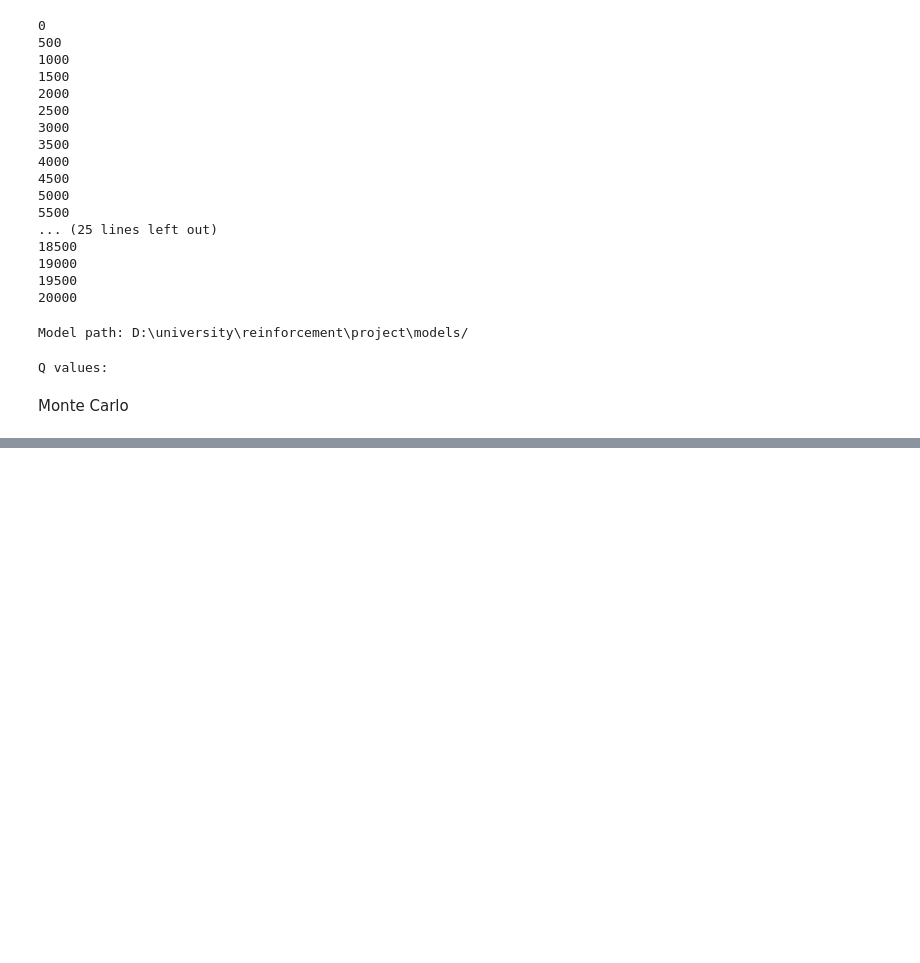
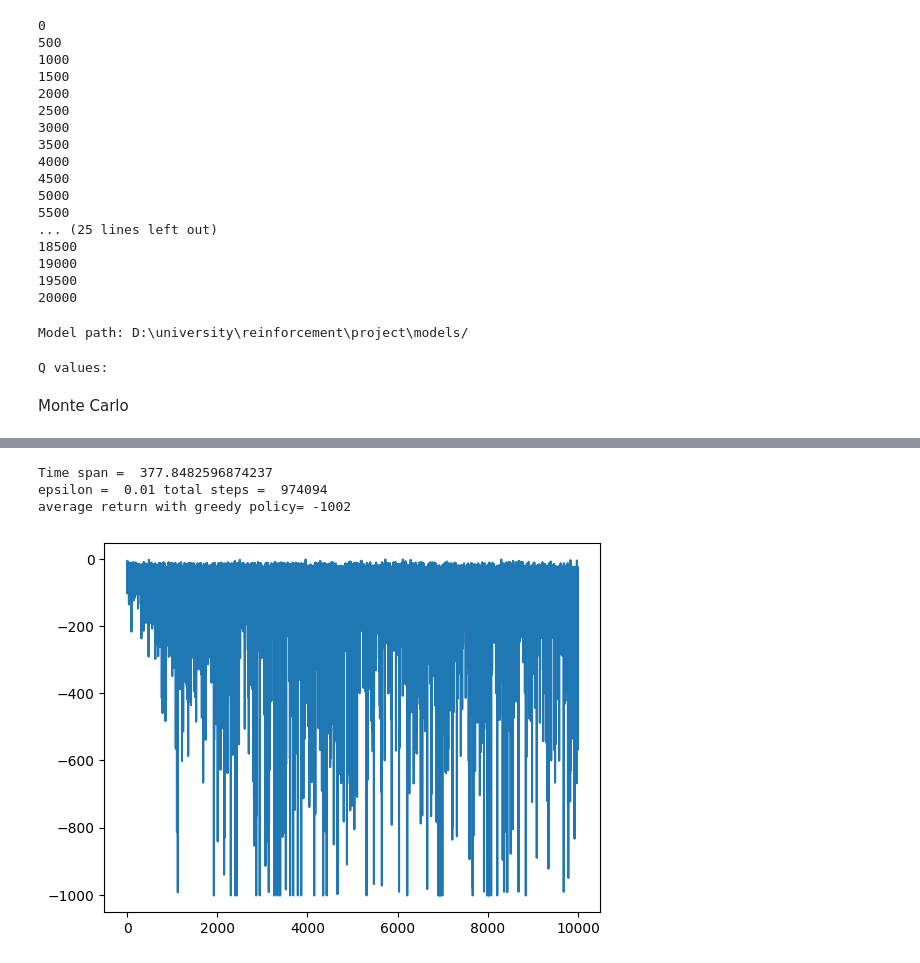
Before and after one commit to frekkoz3/SNAKE-RL-PROJECT, a Jupyter notebook: main.ipynb, the cells around one changed output, grey strips where cells are left out. Cells and saved outputs as stored; diff of their text form; code cells hidden in the pictures; blank space fills up the shorter version.

```diff
--- a/main.ipynb
+++ b/main.ipynb
@@ -188,3 +174,17 @@ MC = Montecarlo(env.action_space.n, gamma=gamma, lr_v=lr_v)
 MC.upload(f"{path}MC gamma {gamma} lr {lr_v} epsilon {epsilon} episodes {n_episodes}")
 # %%
 MC.play(env, bracketer)
+# %%
+env = SnakeEnv(render_mode="human")
+
+deepDQL = DeepDQL(env, NN)
+
+returns = deepDQL.learnQ(n_traj = 10000, n_traj_for_Qtarget_update=30, batch_size=150)
+deepDQL.evaluation_averaged()
+plt.plot(returns)
+plt.show()
+# %% [output]
+Time span =  377.8482596874237
+epsilon =  0.01 total steps =  974094
+average return with greedy policy= -1002
+[figure, added]
```
Also changed, not shown: parts of 4 cells of this notebook, 3 other files.
